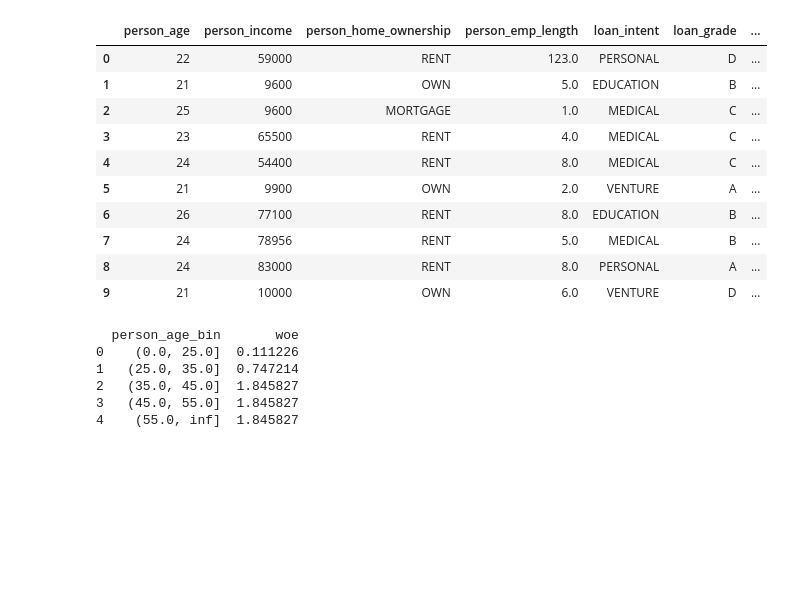
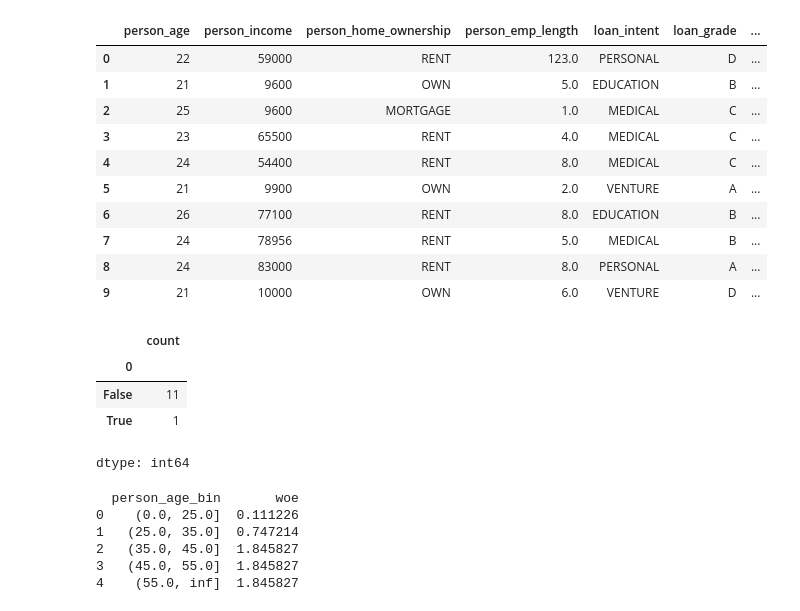
Before and after one commit to barrybuddy/jrtests-learn-dbt-, a Jupyter notebook: chapter_appendix-tools-for-deep-learning/jupyter.ipynb, the cells around one changed output. Drawn from its saved outputs; the diff is of its cells as text; code cells hidden in the pictures; blank space fills up the shorter version.

```diff
--- a/chapter_appendix-tools-for-deep-learning/jupyter.ipynb
+++ b/chapter_appendix-tools-for-deep-learning/jupyter.ipynb
@@ -57,6 +57,22 @@ df_test
 | 7 | 24 | 78956 | RENT | 5.0 | MEDICAL | B | ... |
 | 8 | 24 | 83000 | RENT | 8.0 | PERSONAL | A | ... |
 | 9 | 21 | 10000 | OWN | 6.0 | VENTURE | D | ... |
+# %%
+df.shape, df.isna().sum().sort_values(ascending=False)
+
+# null_summary = pd.DataFrame({
+#     'null_count': df.isna().sum(),
+#     'null_pct': (df.isna().sum()/df.shape[0]) * 100
+# })
+# print(null_summary,df.shape[0])
+# df[df['loan_int_rate'].isna()]
+pd.DataFrame(((df.isna().sum().sort_values(ascending=False)/df.shape[0]))*100 > 5).reset_index()[0].value_counts(dropna=False)
+# %% [output]
+|  | count |
+| 0 |  |
+| False | 11 |
+| True | 1 |
+dtype: int64
 # %%
 df = df.head(10)
 # df_test
```
